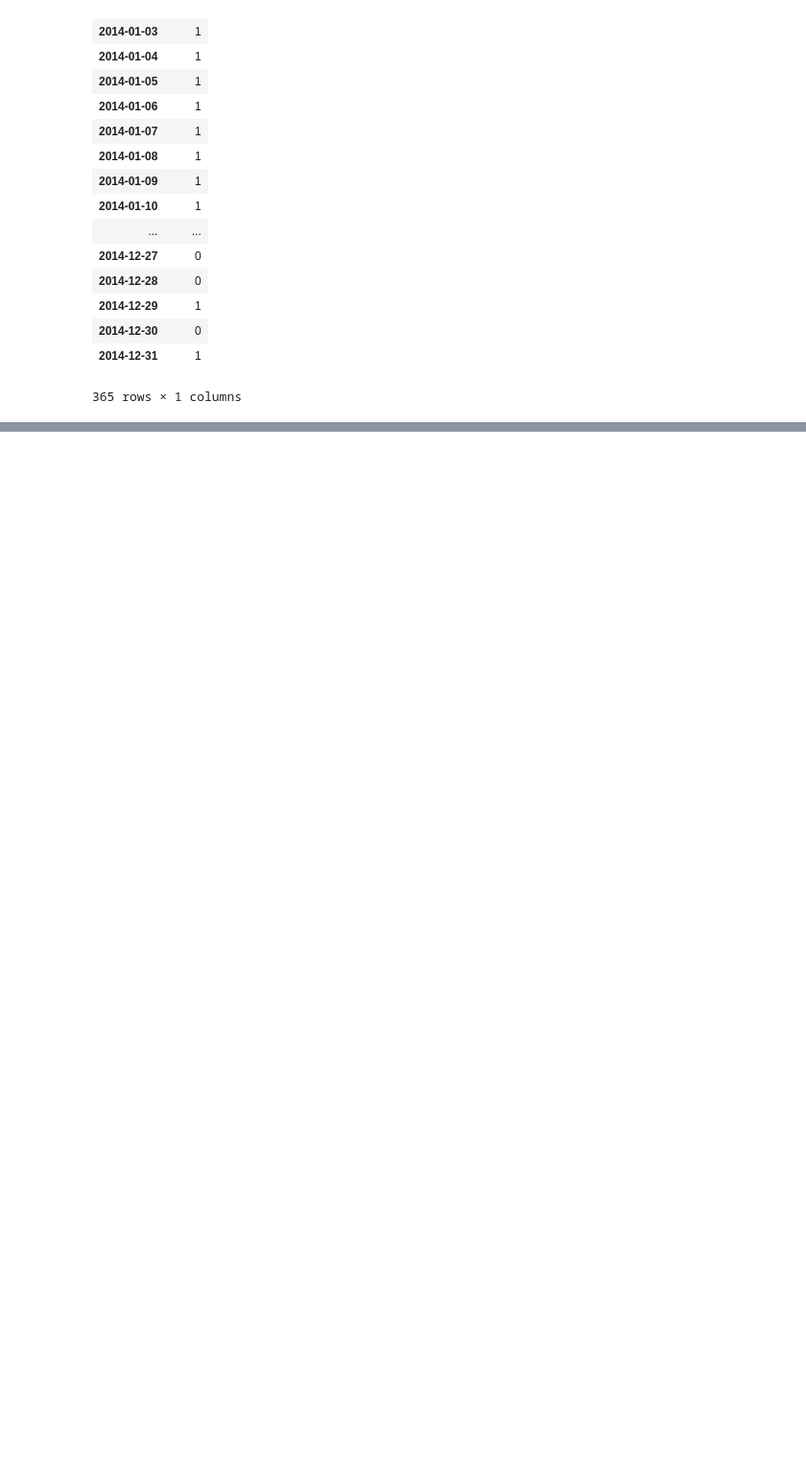
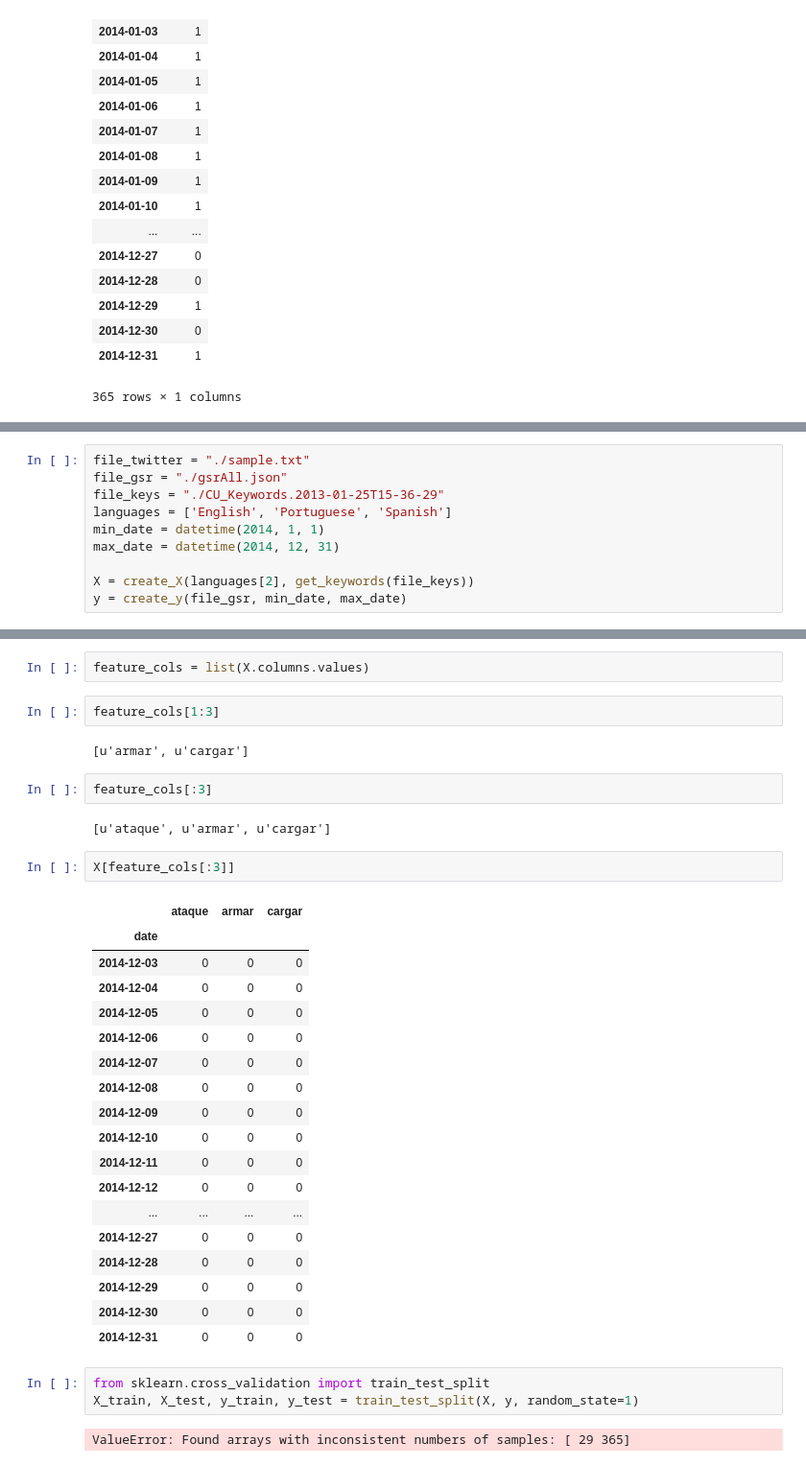
Before and after one commit to runninghack/multi_lingual_lasso, a Jupyter notebook: Untitled2.ipynb, the cells around one changed output, grey strips where cells are left out. Shown: that part at 96% size. Cells and saved outputs as stored; diff of their text form; blank space fills up the shorter version.

```diff
--- a/Untitled2.ipynb
+++ b/Untitled2.ipynb
@@ -948,0 +1170,10 @@ df_gsr_filled.fillna(0)
+# %%
+file_twitter = "./sample.txt"
+file_gsr = "./gsrAll.json"
+file_keys = "./CU_Keywords.2013-01-25T15-36-29"
+languages = ['English', 'Portuguese', 'Spanish']
+min_date = datetime(2014, 1, 1)
+max_date = datetime(2014, 12, 31)
+
+X = create_X(languages[2], get_keywords(file_keys))
+y = create_y(file_gsr, min_date, max_date)
@@ -948,0 +1242,36 @@ df_gsr_filled.fillna(0)
+# %%
+feature_cols = list(X.columns.values)
+# %%
+feature_cols[1:3]
+# %% [output]
+[u'armar', u'cargar']
+# %%
+feature_cols[:3]
+# %% [output]
+[u'ataque', u'armar', u'cargar']
+# %%
+X[feature_cols[:3]]
+# %% [output]
+|  | ataque | armar | cargar |
+| date |  |  |  |
+| 2014-12-03 | 0 | 0 | 0 |
+| 2014-12-04 | 0 | 0 | 0 |
+| 2014-12-05 | 0 | 0 | 0 |
+| 2014-12-06 | 0 | 0 | 0 |
+| 2014-12-07 | 0 | 0 | 0 |
+| 2014-12-08 | 0 | 0 | 0 |
+| 2014-12-09 | 0 | 0 | 0 |
+| 2014-12-10 | 0 | 0 | 0 |
+| 2014-12-11 | 0 | 0 | 0 |
+| 2014-12-12 | 0 | 0 | 0 |
+| ... | ... | ... | ... |
+| 2014-12-27 | 0 | 0 | 0 |
+| 2014-12-28 | 0 | 0 | 0 |
+| 2014-12-29 | 0 | 0 | 0 |
+| 2014-12-30 | 0 | 0 | 0 |
+| 2014-12-31 | 0 | 0 | 0 |
+# %%
+from sklearn.cross_validation import train_test_split
+X_train, X_test, y_train, y_test = train_test_split(X, y, random_state=1)
+# %% [output]
+ValueError: Found arrays with inconsistent numbers of samples: [ 29 365]
```
Also changed, not shown: parts of 25 cells of this notebook, 3 other files.
